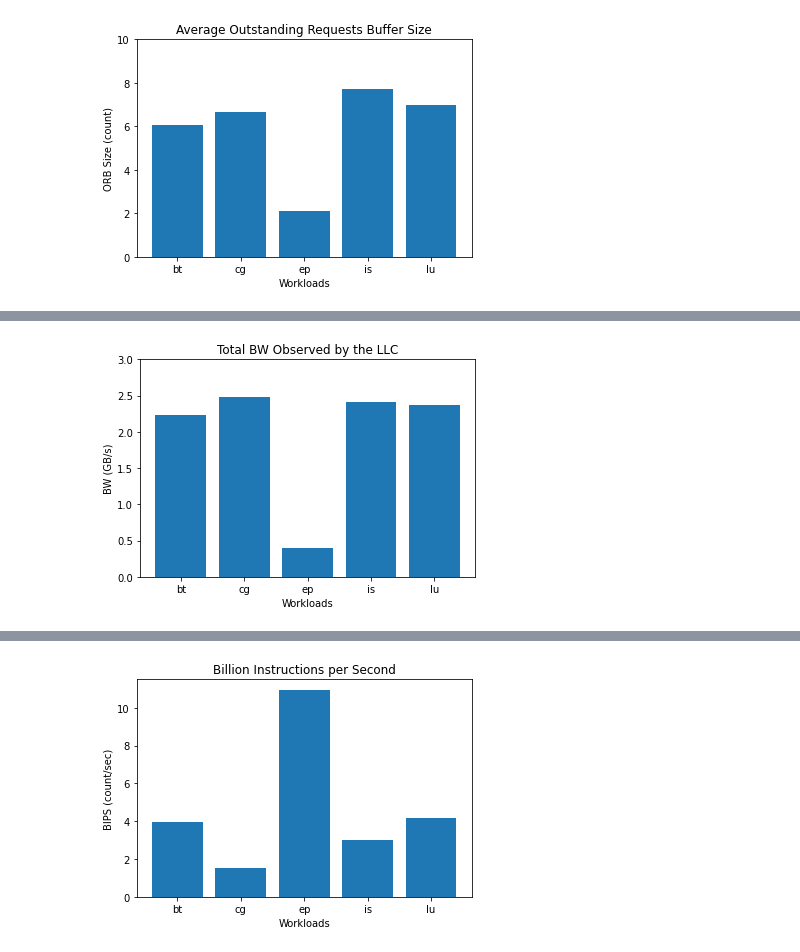
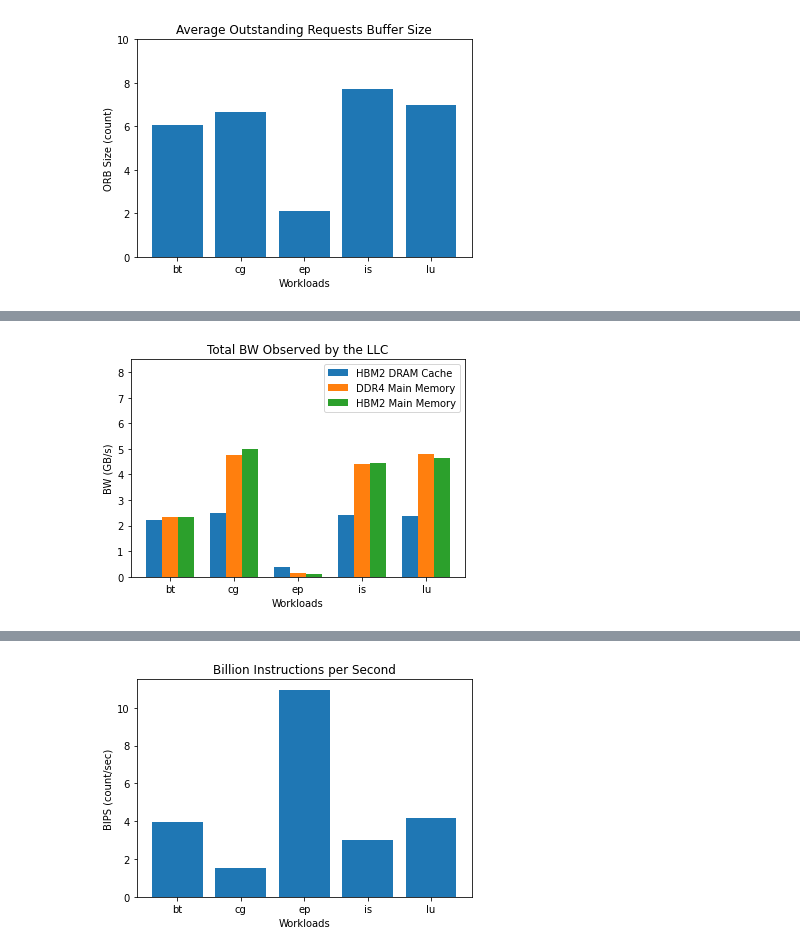
Before and after one commit to darchr/dramCacheController, a Jupyter notebook: myPlots/res_Nov_14/NPB/npb.ipynb, the cells around one changed output, grey strips where cells are left out. Saved outputs shown, nothing was run; the diff lists cells and outputs as text; code cells hidden in the pictures.

```diff
--- a/myPlots/res_Nov_14/NPB/npb.ipynb
+++ b/myPlots/res_Nov_14/NPB/npb.ipynb
@@ -64,7 +64,7 @@ Stats = ['simSeconds',
          'system.timingCpu7.exec_context.thread_0.numInsts',
          'system.mem_ctrl.avgRdBWSys',
          'system.mem_ctrl.avgWrBWSys',
-         'system.mem_ctrl.avgORBLen',
+         'system.mem_ctrl.avgORBLen'
           ]
 
 
@@ -129,7 +129,7 @@ df = pd.DataFrame(rows, columns=[
          'numInsts7',
          'avgRdBWSys',
          'avgWrBWSys',
-         'avgORBLen',
+         'avgORBLen'
          ])
 
 df['totNumInsts'] = df['numInsts0'].astype(int)+df['numInsts1'].astype(int)+df['numInsts2'].astype(int)+df['numInsts3'].astype(int)+df['numInsts4'].astype(int)+df['numInsts5'].astype(int)+df['numInsts6'].astype(int)+df['numInsts7'].astype(int)
@@ -179,20 +685,27 @@ plt.show()
 # %%
 x = df['app']
+x_axis = np.arange(len(x))
 
 y = df['totBW'].astype(float)
+y2 = df2['totBW'].astype(float)
+y3 = df3['totBW'].astype(float)
 
 # Multi bar Chart
 fig = plt.figure()
 fig.set_size_inches(6, 4)
 
-plt.ylim([0,3])
+plt.ylim([0,8.5])
 
-plt.bar(x, y)
+plt.bar(x_axis -0.25, y, width=0.25, label = 'HBM2 DRAM Cache')
+plt.bar(x_axis, y2, width=0.25, label = 'DDR4 Main Memory')
+plt.bar(x_axis +0.25, y3, width=0.25, label = 'HBM2 Main Memory')
 
+plt.xticks(x_axis, x)
 
 plt.title("Total BW Observed by the LLC")
 plt.xlabel("Workloads")
 plt.ylabel("BW (GB/s)")
+plt.legend()
 plt.show()
 # %% [output]
-[figure, old version]
+[figure, new version]
```
Also changed, not shown: parts of 10 cells of this notebook, 26 other files.
